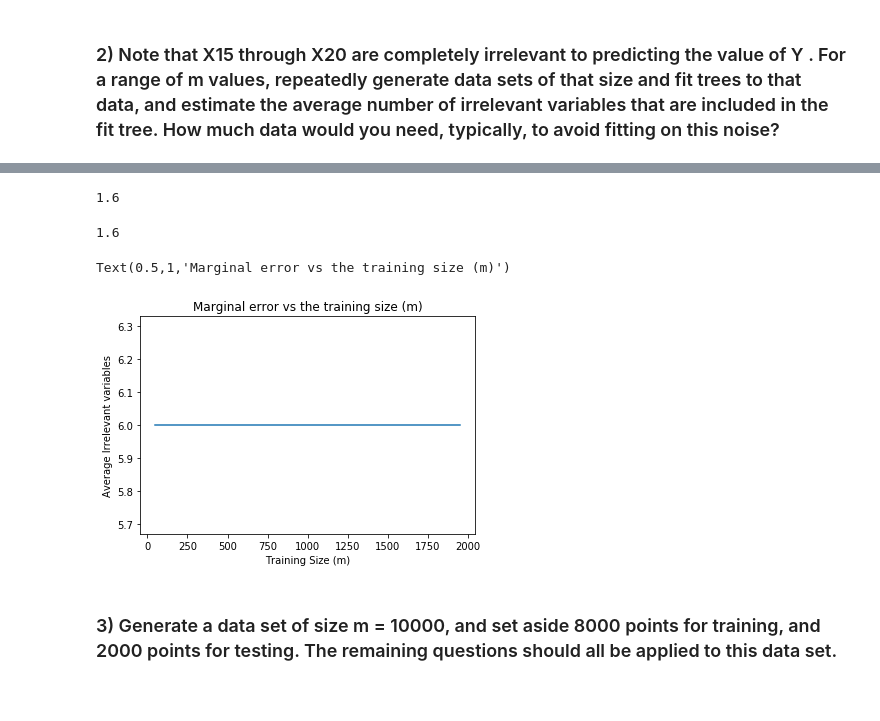
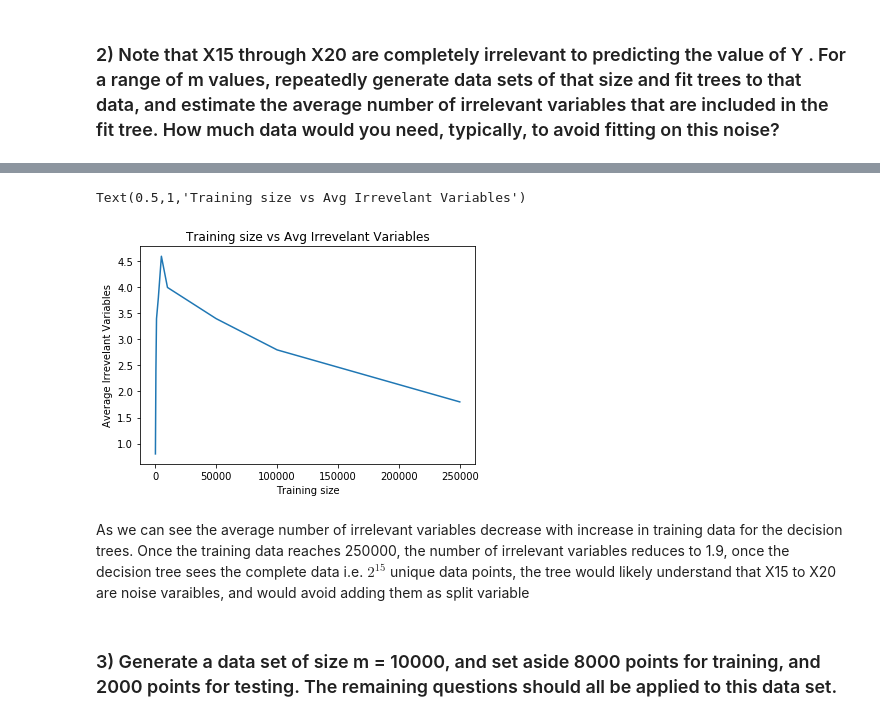
Before and after one commit to nitinkarolla/Machine-Learning, a Jupyter notebook: DecisionTrees/Pruning.ipynb, the cells around one changed output, grey strips where cells are left out. Cells and saved outputs as stored; diff of their text form; code cells hidden in the pictures.

```diff
--- a/DecisionTrees/Pruning.ipynb
+++ b/DecisionTrees/Pruning.ipynb
@@ -88,7 +88,8 @@ class Decision_Tree_ID3():
     is built on split variable which is indentified using the logic
     of information gain
     """
-    def __init__(self, root = None, termination_depth = None, min_leaf_size = None, sig_threshold = None, var = None):
+    def __init__(self, root = None, termination_depth = None,
+                 min_leaf_size = None, sig_threshold = None, var = None):
         self.root = root
         self.termination_depth = termination_depth
         self.min_leaf_size = min_leaf_size
@@ -190,7 +191,7 @@ class Decision_Tree_ID3():
             if self._chi_square(data.data,split_variable,target) < self.sig_threshold:
                 return
 
-
+        #Adding depth to the node
         data.child = self._split_data(data.data, split_variable)
         for i in data.child:
             i.depth = data.depth + 1
@@ -219,7 +220,6 @@ class Decision_Tree_ID3():
         """
         Returns the count of irrelevant variables present in the decision tree
         """
-
         if model == None:
             model = self.root
         if model.child == None:
@@ -227,7 +227,6 @@ class Decision_Tree_ID3():
         for i in model.child:
             if i.rule[0] in irrelevant_variables:
                 self.var.append(i.rule[0])
-                #print(var)
             self.get_irrelevant_variable(irrelevant_variables,i)
         return list(set(self.var))
 
@@ -326,7 +318,7 @@ trees.get_irrelevant_variable(irrelevant_variables= irrelevant_variables)
 # %%
 def avg_irr_var(size, irrelevant_variables = irrelevant_variables, model_simulations = 5):
     out = []
-    for i in tqdm(range(model_simulations)):
+    for i in range(model_simulations):
         tree = Decision_Tree_ID3()
         data = data_generator(m = size)
         tree.fit(data, 'Y')
@@ -355,8 +326,0 @@ avg_irr_var(25000)
-# %%
-avg_irr_var(100000)
-# %% [output]
-1.6
-# %%
-avg_irr_var(500000)
-# %% [output]
-1.6
@@ -371,11 +327,18 @@ with Pool() as pool:
+# %%
+irv_m = [100,500,1000,2500,5000,10000,50000,100000,250000]
+irv_var_average = []
+for i in tqdm(irv_m):
+    irv_var_average.append(avg_irr_var(size = i))
 # %%
-sns.lineplot(m,average_irr_var)
-plt.xlabel("Training Size (m)")
-plt.ylabel("Average Irrelevant variables")
-plt.title("Marginal error vs the training size (m)")
+sns.lineplot(irv_m,irv_var_average)
+plt.xlabel("Training size")
+plt.ylabel("Average Irrevelant Variables")
+plt.title("Training size vs Avg Irrevelant Variables")
 # %% [output]
-Text(0.5,1,'Marginal error vs the training size (m)')
+Text(0.5,1,'Training size vs Avg Irrevelant Variables')
-[figure, old version]
+[figure, new version]
+# %% [markdown]
+As we can see the average number of irrelevant variables decrease with increase in training data for the decision trees. Once the training data reaches 250000, the number of irrelevant variables reduces to 1.9, once the decision tree sees the complete data i.e. $ 2^{15} $ unique data points, the tree would likely understand that X15 to X20 are noise varaibles, and would avoid adding them as split variable
 # %% [markdown]
 ### 3) Generate a data set of size m = 10000, and set aside 8000 points for training, and 2000 points for testing. The remaining questions should all be applied to this data set.
 # %%
```
Also changed, not shown: parts of 47 cells of this notebook, 10 other files.
